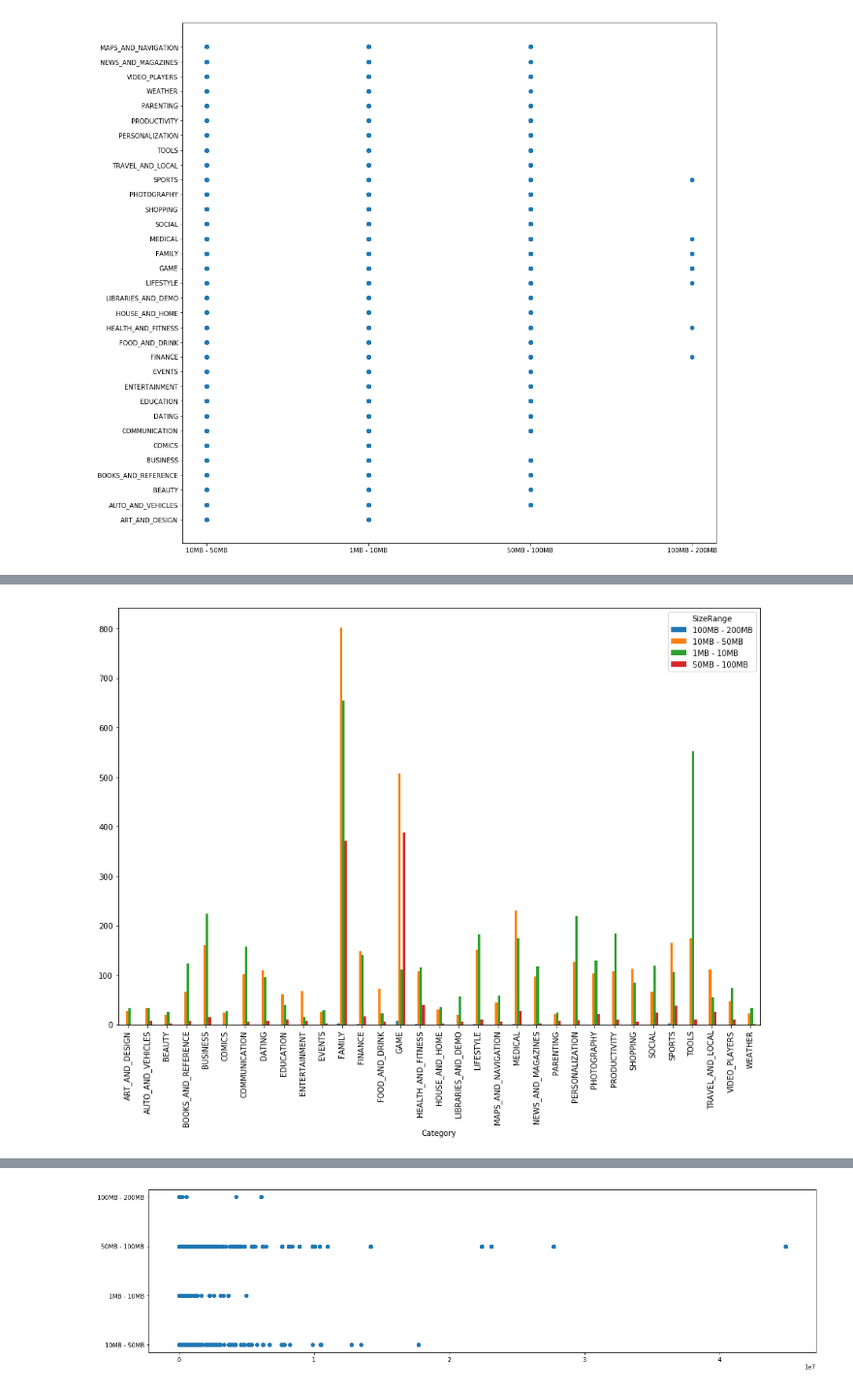
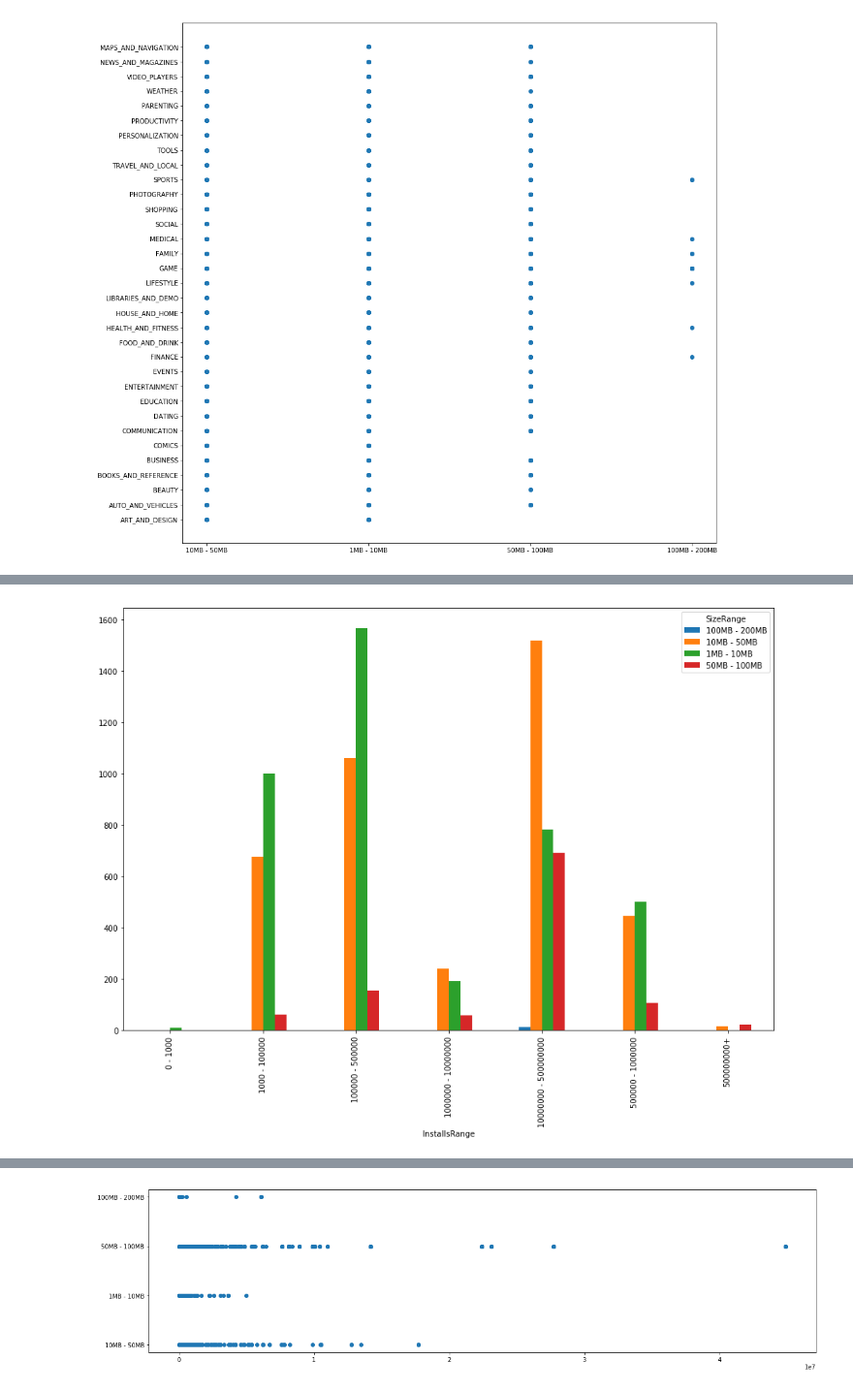
Before and after one commit to RandHood/DataSighence, a Jupyter notebook: Cleaning-2.ipynb, the cells around one changed output, grey strips where cells are left out. Shown at 97% size. Cells and saved outputs as stored; diff of their text form; code cells hidden in the pictures.

Commit message:
Continuing Visualization

```diff
--- a/Cleaning-2.ipynb
+++ b/Cleaning-2.ipynb
@@ -439,3 +458,16 @@ store_data_copy['SizeRange'].dropna().value_counts().plot(kind='barh', figsize=(
 # %% [output]
 <matplotlib.axes._subplots.AxesSubplot at 0x...>
 [figure]
+# %%
+installs_ranges_array = ['0 - 1000', '1000 - 100000', '100000 - 500000', '500000 - 1000000', '1000000 - 10000000', '10000000 - 500000000', '500000000+']
+store_data_copy['InstallsRange'] = 'NaN'
+store_data_copy['InstallsRange'].values[5 * 1e8 <= store_data_copy['Installs']] = '500000000+'
+store_data_copy['InstallsRange'].values[store_data_copy['Installs'] < 5 * 1e8] = '10000000 - 500000000'
+store_data_copy['InstallsRange'].values[store_data_copy['Installs'] < 1 * 1e6] = '1000000 - 10000000'
+store_data_copy['InstallsRange'].values[store_data_copy['Installs'] < 5 * 1e5] = '500000 - 1000000'
+store_data_copy['InstallsRange'].values[store_data_copy['Installs'] < 1 * 1e5] = '100000 - 500000'
+store_data_copy['InstallsRange'].values[store_data_copy['Installs'] < 1 * 1e3] = '1000 - 100000'
+store_data_copy['InstallsRange'].values[store_data_copy['Installs'] <= 0] = '0 - 1000'
+store_data_copy['InstallsRange'].values[store_data_copy['InstallsRange'] == 'NaN'] = np.nan
+
+store_data_copy['InstallsRange'].dropna().value_counts().loc[installs_ranges_array].plot(kind='bar', figsize=(10,2))
@@ -447,5 +488,7 @@ plt.show(plt.scatter(store_data_copy.dropna().SizeRange, store_data_copy.dropna(
 # %%
-pd.crosstab(store_data_copy.dropna().Category, store_data_copy.dropna().SizeRange).plot(kind="bar",figsize=(15, 10));
-plt.plot();
+SizeRangeOrdered = ['1MB - 10MB', '10MB - 50MB' , '50MB - 100MB', '100MB - 200MB']
+pd.crosstab(store_data_copy.dropna().InstallsRange, store_data_copy.dropna().SizeRange.sort_values(ascending=True)).plot(kind="bar",figsize=(15, 10));
+#current_handles, current_labels = plt.gca().get_legend_handles_labels()
+#plt.legend(current_handles,SizeRangeOrdered)
 # %% [output]
-[figure, old version]
+[figure, new version]
```
Also changed, not shown: parts of 22 cells of this notebook.
